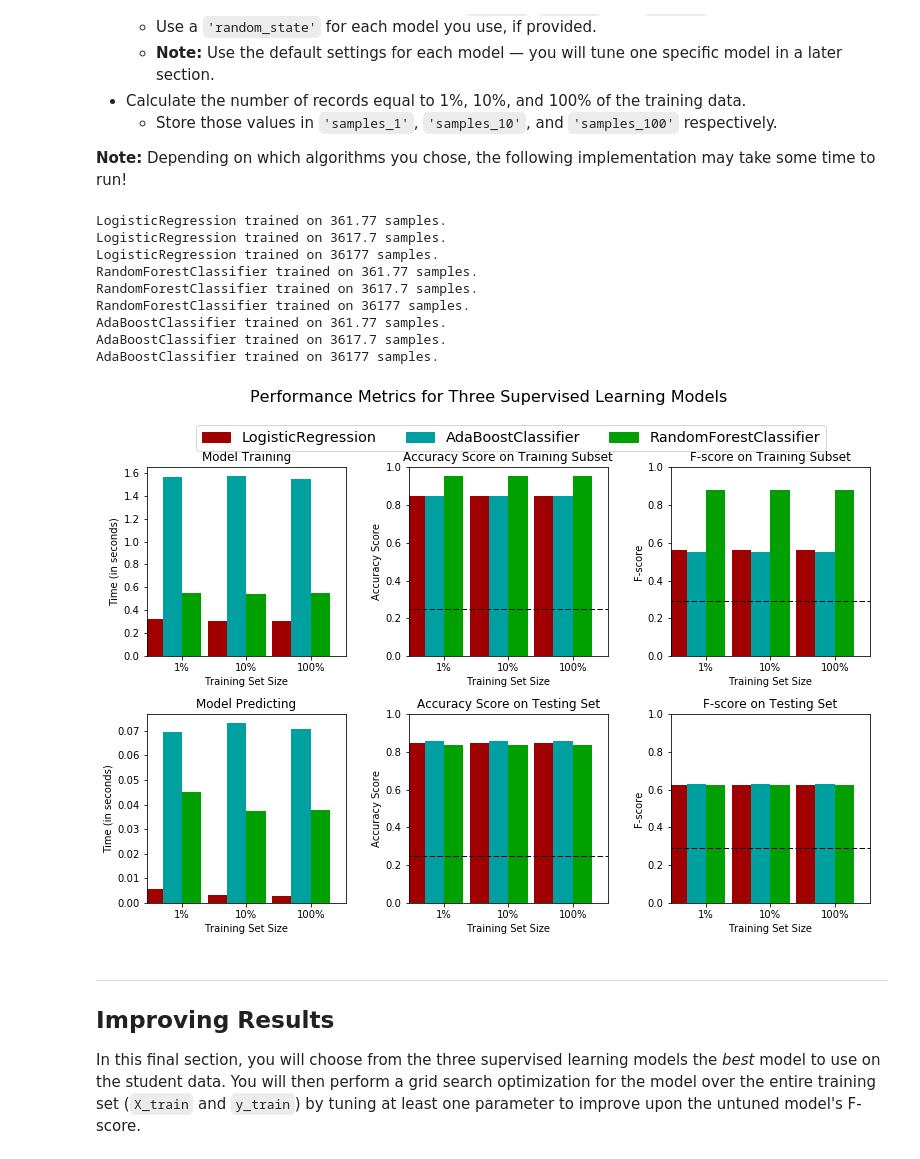
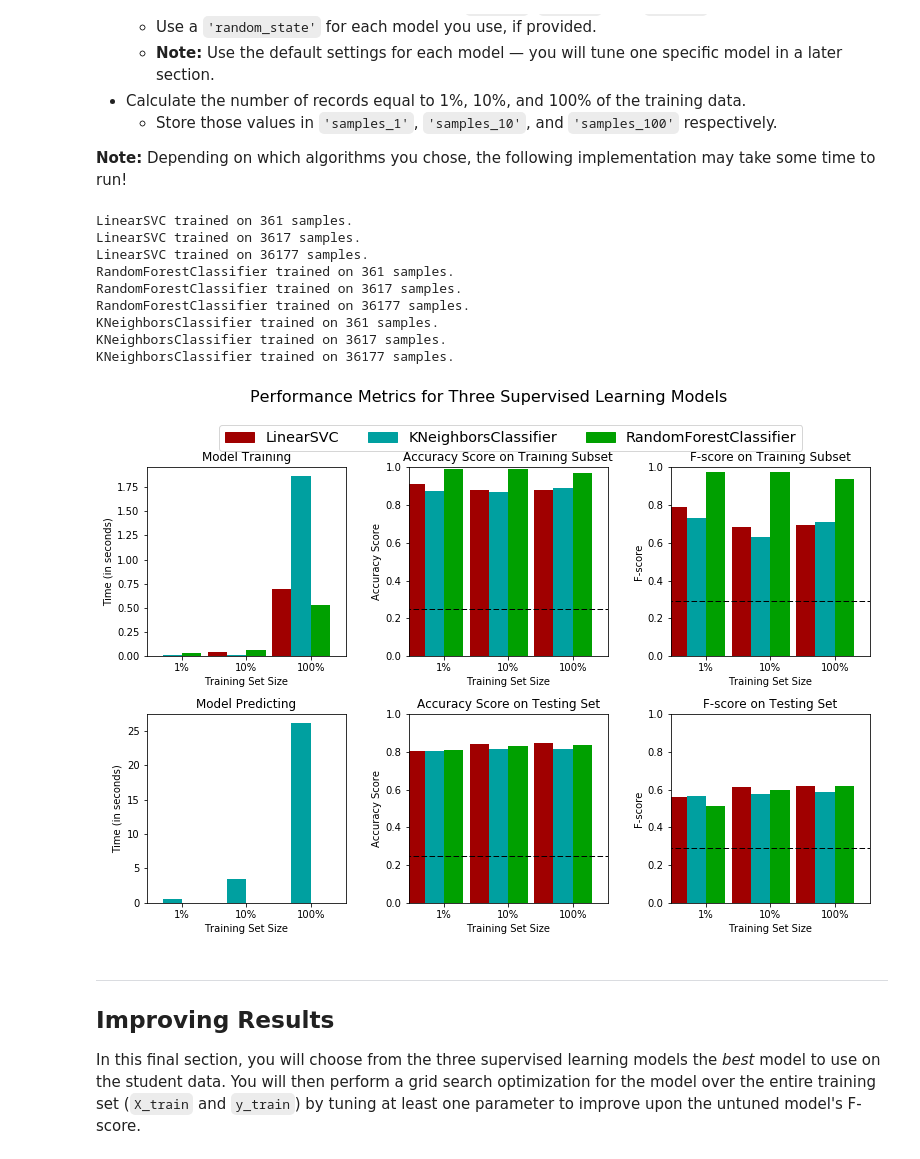
Before and after one commit to rob-burrus/machine-learning, a Jupyter notebook: projects/finding_donors/finding_donors.ipynb, the cells around one changed output. Drawn from its saved outputs; the diff is of its cells as text; code cells hidden in the pictures.

```diff
--- a/projects/finding_donors/finding_donors.ipynb
+++ b/projects/finding_donors/finding_donors.ipynb
@@ -173,7 +173,7 @@ Run the code cell below to perform this split.
 from sklearn.cross_validation import train_test_split
 
 # Split the 'features' and 'income' data into training and testing sets
-X_train, X_test, y_train, y_test = train_test_split(features, income, test_size = 0.2, random_state = 0)
+X_train, X_test, y_train, y_test = train_test_split(features, income, test_size = 0.2, random_state = 0, stratify = income)
 
 # Show the results of the split
 print "Training set has {} samples.".format(X_train.shape[0])
@@ -309,7 +309,7 @@ def train_predict(learner, sample_size, X_train, y_train, X_test, y_test):
 
     # TODO: Fit the learner to the training data using slicing with 'sample_size'
     start = time() # Get start time
-    learner.fit(X_train, y_train)
+    learner.fit(X_train[:sample_size], y_train[:sample_size])
     end = time() # Get end time
 
     # TODO: Calculate the training time
@@ -356,46 +356,46 @@ In the code cell, you will need to implement the following:
 # %%
 # TODO: Import the three supervised learning models from sklearn
 from sklearn.naive_bayes import GaussianNB
 from sklearn.neighbors import KNeighborsClassifier
 from sklearn.tree import DecisionTreeClassifier
 from sklearn.linear_model import LogisticRegression, SGDClassifier
-from sklearn.svm import SVC
+from sklearn.svm import SVC, LinearSVC
 
 from sklearn.ensemble import BaggingClassifier, RandomForestClassifier, AdaBoostClassifier, GradientBoostingClassifier
 
 # TODO: Initialize the three models
-clf_A = LogisticRegression(random_state=0)
+clf_A = LinearSVC(random_state=0)
 clf_B = RandomForestClassifier(random_state=0)
-clf_C = AdaBoostClassifier(random_state=0)
+clf_C = KNeighborsClassifier()
 
 
 # TODO: Calculate the number of samples for 1%, 10%, and 100% of the training data
 number_of_training_examples = len(X_train)
-samples_1 = number_of_training_examples * .01
-samples_10 = number_of_training_examples * .1
+samples_1 = int(number_of_training_examples * .01)
+samples_10 = int(number_of_training_examples * .1)
 samples_100 = number_of_training_examples
 
 # Collect results on the learners
 results = {}
 for clf in [clf_A, clf_B, clf_C]:
     clf_name = clf.__class__.__name__
     results[clf_name] = {}
     for i, samples in enumerate([samples_1, samples_10, samples_100]):
         results[clf_name][i] = train_predict(clf, samples, X_train, y_train, X_test, y_test)
 
 # Run metrics visualization for the three supervised learning models chosen
 vs.evaluate(results, accuracy, fscore)
 # %% [output]
-LogisticRegression trained on 361.77 samples.
-LogisticRegression trained on 3617.7 samples.
-LogisticRegression trained on 36177 samples.
-RandomForestClassifier trained on 361.77 samples.
-RandomForestClassifier trained on 3617.7 samples.
+LinearSVC trained on 361 samples.
+LinearSVC trained on 3617 samples.
+LinearSVC trained on 36177 samples.
+RandomForestClassifier trained on 361 samples.
+RandomForestClassifier trained on 3617 samples.
 RandomForestClassifier trained on 36177 samples.
-AdaBoostClassifier trained on 361.77 samples.
-AdaBoostClassifier trained on 3617.7 samples.
-AdaBoostClassifier trained on 36177 samples.
+KNeighborsClassifier trained on 361 samples.
+KNeighborsClassifier trained on 3617 samples.
+KNeighborsClassifier trained on 36177 samples.
-[figure, old version]
+[figure, new version]
 # %% [markdown]
 ----
 ## Improving Results
```
Also changed, not shown: parts of 4 cells of this notebook, 1 other file.
